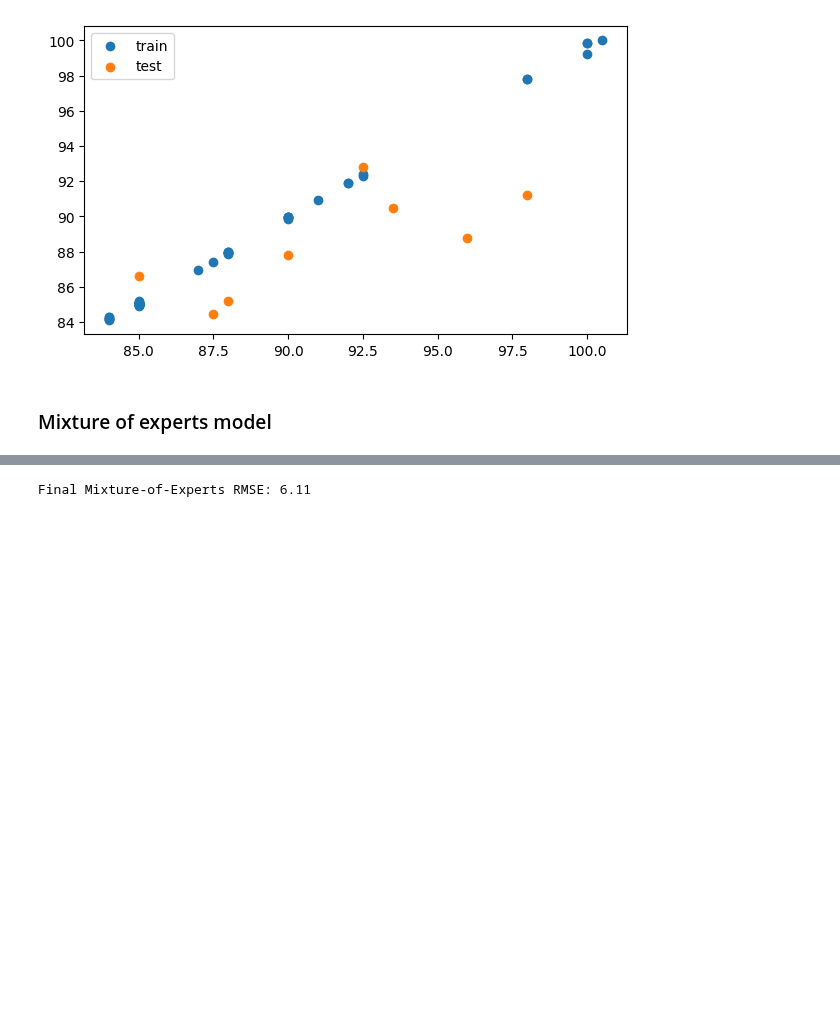
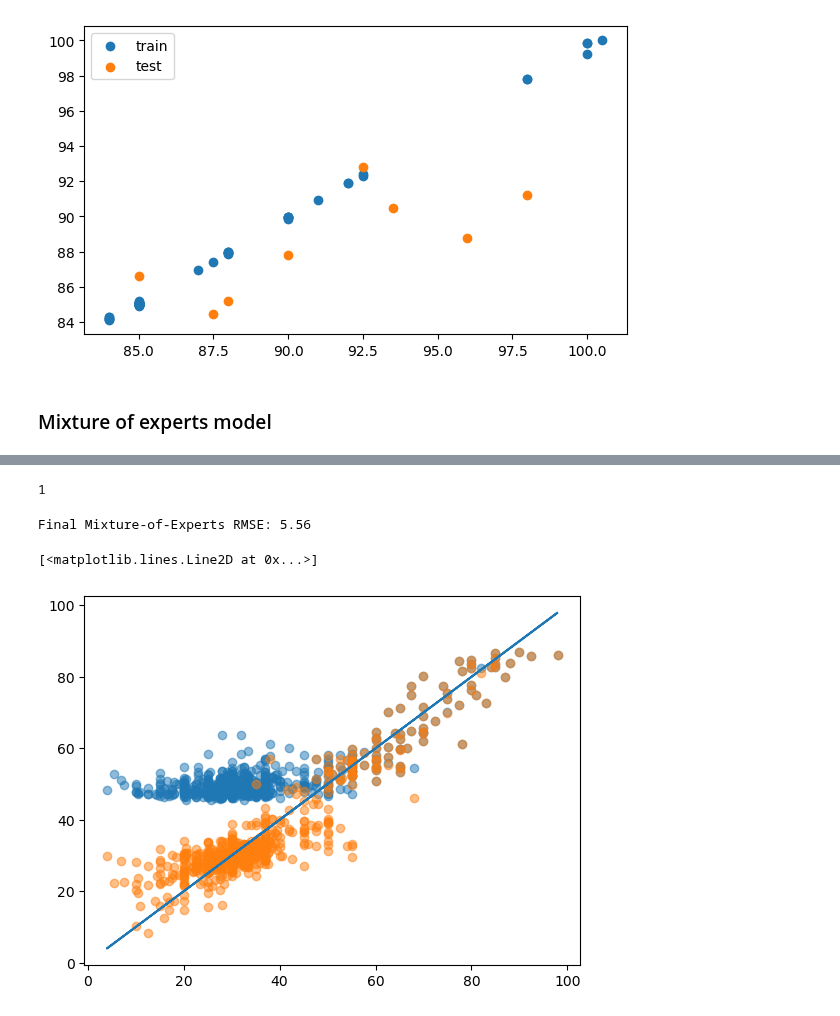
Before and after one commit to oist/gene-context, a Jupyter notebook: phenotype_prediction/jupyter_notebooks/Untitled.ipynb, the cells around one changed output, grey strips where cells are left out. Saved outputs shown, nothing was run; the diff lists cells and outputs as text; code cells hidden in the pictures; blank space fills up the shorter version.

```diff
--- a/phenotype_prediction/jupyter_notebooks/Untitled.ipynb
+++ b/phenotype_prediction/jupyter_notebooks/Untitled.ipynb
@@ -1492,3 +1517,7 @@ weighted avg       0.90      0.91      0.89       750
+# %%
+id_low
+# %% [output]
+1
 # %%
 # --- 3. Get expert predictions for all samples
 pred_low  = model_low.predict(X_test)
@@ -1498,9 +1527,9 @@ pred_high = model_high.predict(X_test)
 # --- 5. Weighted combination of expert outputs
 # gate_probs columns are ordered by le.classes_ => ['high', 'low', 'mid']
 # Ensure correct mapping
-id_low  = np.where(le.classes_ == 'low')[0][0]
-id_mid  = np.where(le.classes_ == 'mid')[0][0]
-id_high = np.where(le.classes_ == 'high')[0][0]
+id_low = 0#= np.where(le.classes_ == 'low')[0][0]
+id_mid  =1#= np.where(le.classes_ == 'mid')[0][0]
+id_high =2#= np.where(le.classes_ == 'high')[0][0]
 
 final_pred = (
     gate_probs[:, id_low]  * pred_low +
@@ -1512,4 +1541,11 @@ final_pred = (
 rmse = mean_squared_error(y_test, final_pred, squared=False)
 print(f"Final Mixture-of-Experts RMSE: {rmse:.2f}")
 # %% [output]
-Final Mixture-of-Experts RMSE: 6.11
+Final Mixture-of-Experts RMSE: 5.56
+# %%
+plt.scatter(y_test,pred_high,alpha=0.5)
+plt.scatter(y_test,final_pred,alpha=0.5)
+plt.plot(y_test,y_test)
+# %% [output]
+[<matplotlib.lines.Line2D at 0x...>]
+[figure, added]
```
Also changed, not shown: parts of 27 cells of this notebook.
